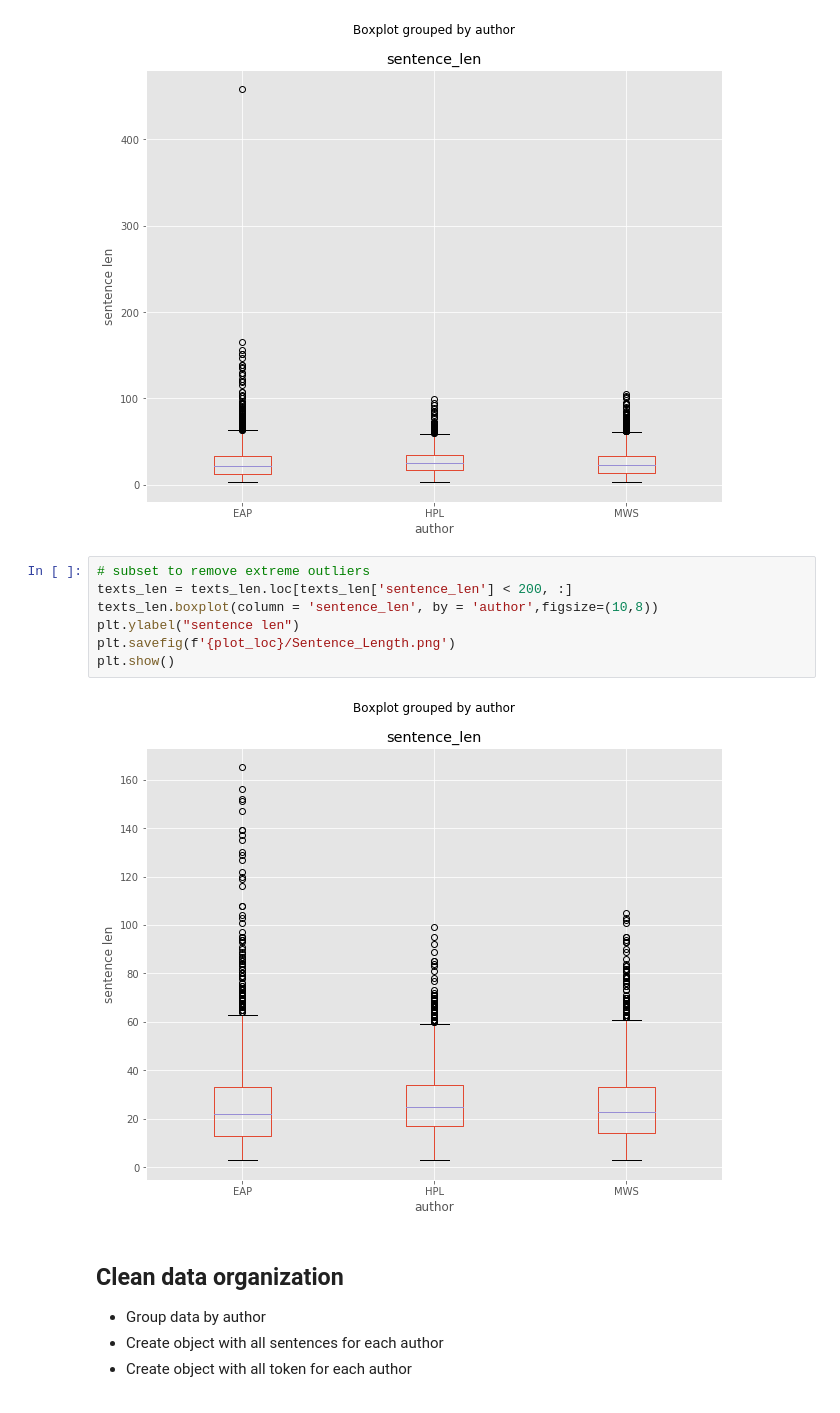
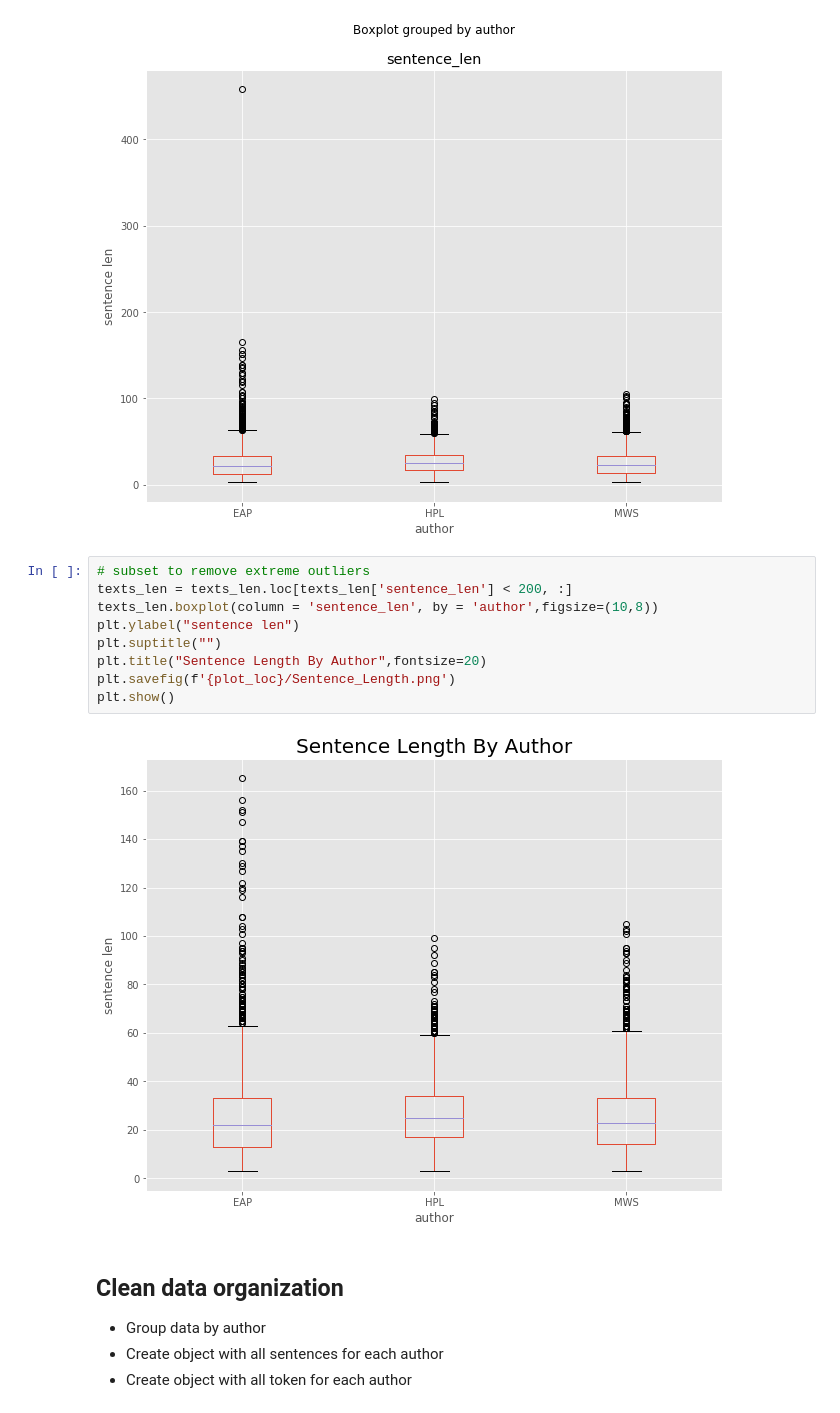
Before and after one commit to kblevins/predictive-author-id, a Jupyter notebook: 5_data_exploration_test.ipynb, the cells around one changed output. Cells and saved outputs as stored; diff of their text form.

```diff
--- a/5_data_exploration_test.ipynb
+++ b/5_data_exploration_test.ipynb
@@ -79,12 +79,14 @@ plt.show()
 # %%
 # subset to remove extreme outliers
 texts_len = texts_len.loc[texts_len['sentence_len'] < 200, :]
 texts_len.boxplot(column = 'sentence_len', by = 'author',figsize=(10,8))
 plt.ylabel("sentence len")
+plt.suptitle("")
+plt.title("Sentence Length By Author",fontsize=20)
 plt.savefig(f'{plot_loc}/Sentence_Length.png')
 plt.show()
 # %% [output]
-[figure, old version]
+[figure, new version]
 # %% [markdown]
 ## Clean data organization
 * Group data by author
```
Also changed, not shown: parts of 2 cells of this notebook, 12 other files.
